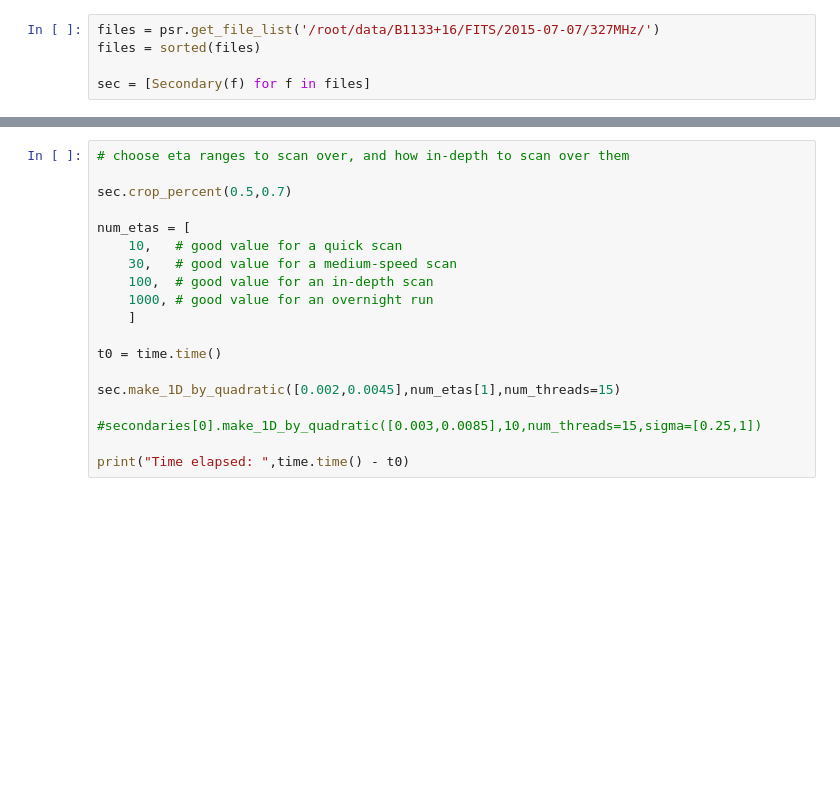
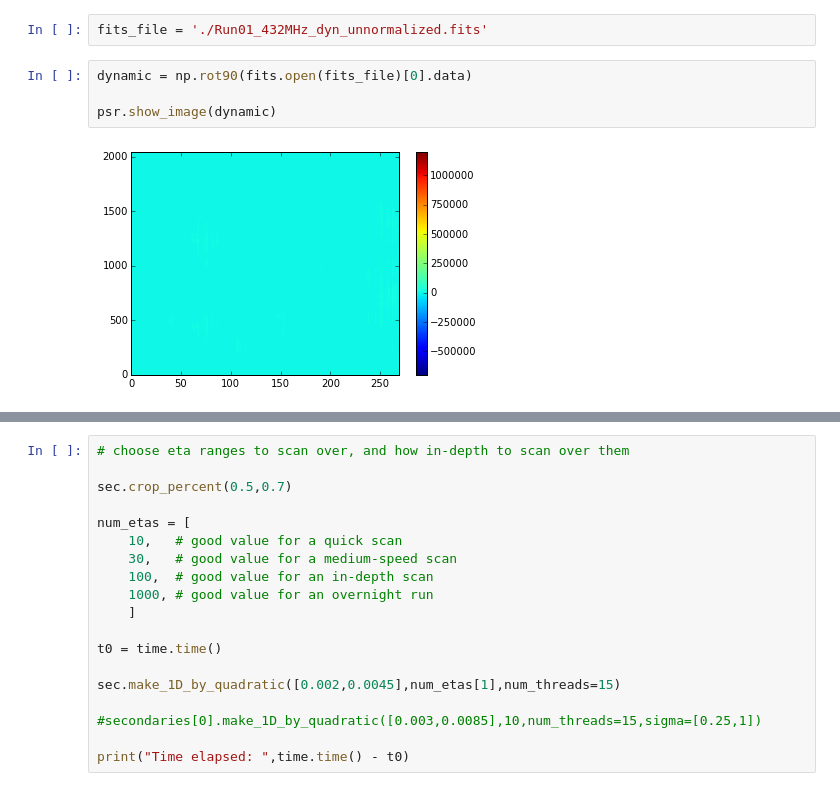
Before and after one commit to BenEgeIzmirli/arcfinder, a Jupyter notebook: arcfinder 0.4.0.ipynb, the cells around one changed output, grey strips where cells are left out. Cells and saved outputs as stored; diff of their text form; blank space fills up the shorter version.

```diff
--- a/arcfinder 0.4.0.ipynb
+++ b/arcfinder 0.4.0.ipynb
@@ -251,5 +7,8 @@ class Secondary():
-# %%
-files = psr.get_file_list('/root/data/B1133+16/FITS/2015-07-07/327MHz/')
-files = sorted(files)
-
-sec = [Secondary(f) for f in files]
+# %%
+fits_file = './Run01_432MHz_dyn_unnormalized.fits'
+# %%
+dynamic = np.rot90(fits.open(fits_file)[0].data)
+
+psr.show_image(dynamic)
+# %% [output]
+[figure, added]
```
Also changed, not shown: parts of 15 cells of this notebook, 2 other files.
